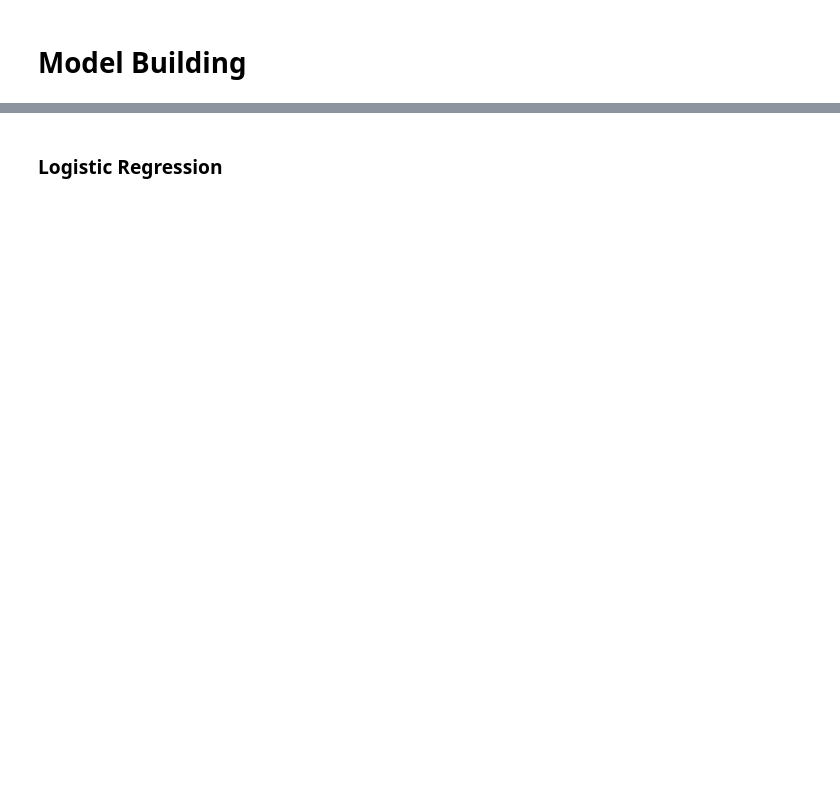
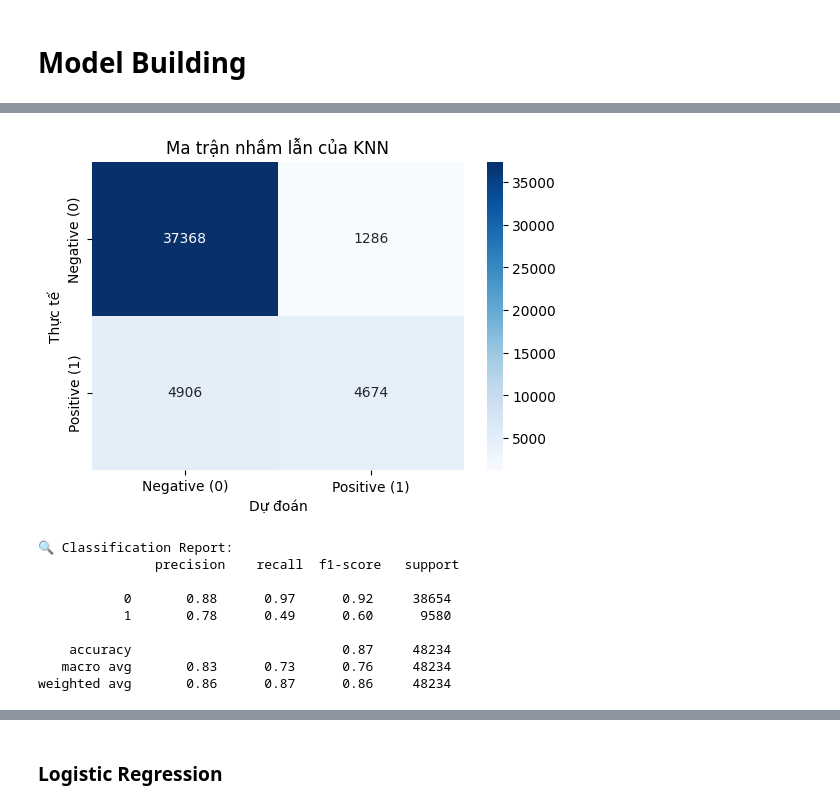
Before and after one commit to nhmanhDev/Loan-Repayment-Prediction, a Jupyter notebook: FinalCode_Group6_LendingClub.ipynb, the cells around one changed output, grey strips where cells are left out. Drawn from its saved outputs; the diff is of its cells as text; code cells hidden in the pictures; blank space fills up the shorter version.

```diff
--- a/FinalCode_Group6_LendingClub.ipynb
+++ b/FinalCode_Group6_LendingClub.ipynb
@@ -1010,11 +1012,15 @@ dtypes: bool(61), float64(7), int64(2)
 memory usage: 43.2 MB
 # %%
 train, test = train_test_split(data, test_size=0.3, random_state=42)
+test, backtest = train_test_split(test, test_size=0.5, random_state=42)
 
 print("Train shape:", train.shape)
 print("Test shape:", test.shape)
+print("Backtest shape:", backtest.shape)
+
 
 X_train, y_train = train.drop('loan_status', axis=1), train.loan_status
 X_test, y_test = test.drop('loan_status', axis=1), test.loan_status
+X_backtest, y_backtest = backtest.drop('loan_status', axis=1), backtest.loan_status
 # %% [output]
 Train shape: (225090, 70)
@@ -1056,0 +1131,28 @@ X_test_scaled = scaler.transform(X_test)
+# %%
+# Dự đoán trên tập test
+y_test_pred = knn_best.predict(X_test_scaled)
+
+# Tạo ma trận nhầm lẫn
+cm = confusion_matrix(y_test, y_test_pred)
+
+# Vẽ heatmap ma trận nhầm lẫn
+plt.figure(figsize=(6, 4))
+sns.heatmap(cm, annot=True, fmt='d', cmap='Blues', xticklabels=['Negative (0)', 'Positive (1)'], yticklabels=['Negative (0)', 'Positive (1)'])
+plt.xlabel('Dự đoán')
+plt.ylabel('Thực tế')
+plt.title('Ma trận nhầm lẫn của KNN')
+plt.show()
+
+# In classification report
+print("\n🔍 Classification Report:\n", classification_report(y_test, y_test_pred))
+# %% [output]
+[figure, added]
+🔍 Classification Report:
+               precision    recall  f1-score   support
+
+           0       0.88      0.97      0.92     38654
+           1       0.78      0.49      0.60      9580
+
+    accuracy                           0.87     48234
+   macro avg       0.83      0.73      0.76     48234
+weighted avg       0.86      0.87      0.86     48234
```
Also changed, not shown: parts of 26 cells of this notebook, 14 other files.
